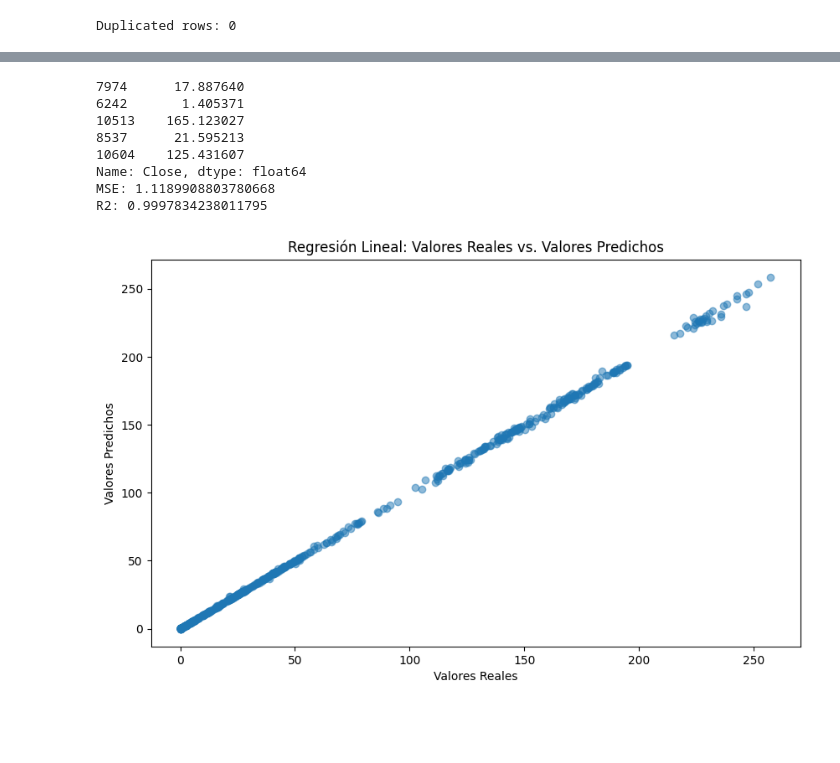
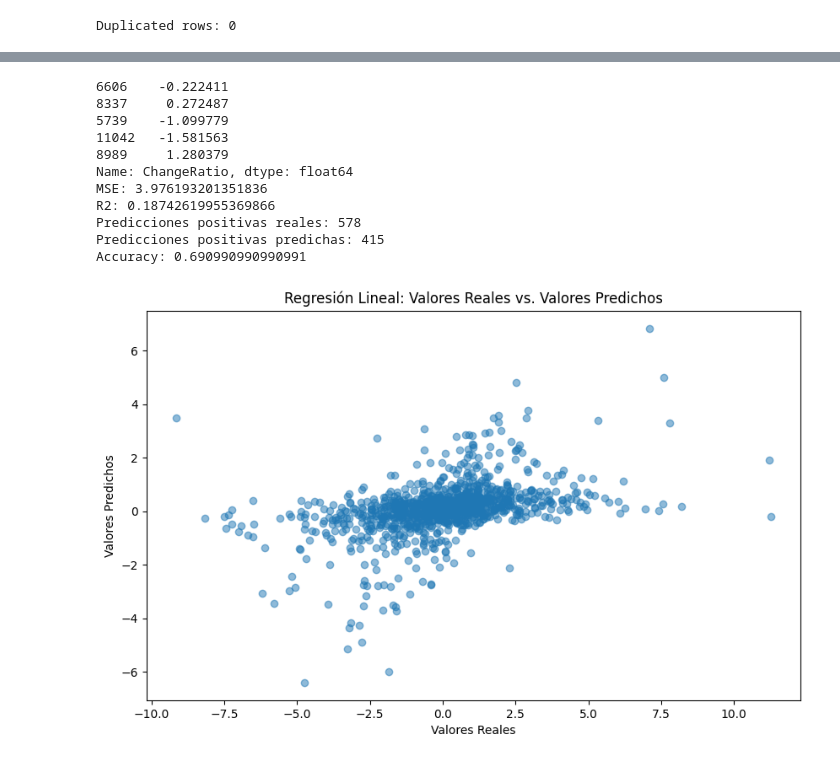
Before and after one commit to Ericson3100/Proyecto3DM, a Jupyter notebook: notebooks/2_FeatureEngineering.ipynb, the cells around one changed output, grey strips where cells are left out. Cells and saved outputs as stored; diff of their text form; code cells hidden in the pictures; blank space fills up the shorter version.

```diff
--- a/notebooks/2_FeatureEngineering.ipynb
+++ b/notebooks/2_FeatureEngineering.ipynb
@@ -107,7 +107,7 @@ def feature_engineering(df, percentage=0.1, k=0.01):
     print(k)
     print(f"Dataset before feature engineering: {df.shape}")
     df['Date'] = pd.to_datetime(df['Date'])
-    # df = add_lag1_technical_indicators(df)
+    df = add_lag1_technical_indicators(df)
     df = add_covid_info(df)
     df = add_seasons(df, as_dummies=True)
     df = day_month_year(df)
@@ -127,12 +127,7 @@ def feature_engineering(df, percentage=0.1, k=0.01):
 
     valoresX=[i+1 for i in range(len(df))]
     valoresX = np.array(valoresX)
-    # #Normalizar los valoresX con standardScaler
-    # valoresX= StandardScaler().fit_transform(valoresX.reshape(-1, 1))
-    # valoresX = valoresX.flatten()  # Convertir de nuevo a 1D
-    # #Mover los valores para que el minimo sea 0
-    # offset=abs(valoresX.min())
-    # valoresX=valoresX+offset
+
     print(f"Valores X: {valoresX}")
     distribucion = k*np.exp(-k*valoresX)  # pesos decrecientes
 
@@ -158,6 +153,12 @@ def feature_engineering(df, percentage=0.1, k=0.01):
     plt.title('Histogram of Dates with more weight in recent data')
 
      #Se dropea date ya que no se necesita para el modelo
+    #Cambiar close. Usar el close de la anterior fecha para obtener %Change. Esto sería lo que se busca predecir.
+    #Si este ratio es positivo, significa que el precio de la acción va a subir, por lo que se puede comprar.
+    #Si el ratio es negativo, significa que el precio de la acción va a bajar, por lo que se puede vender.
+    df2['ChangeRatio'] = (df2['Close'] - df2['Close_lag_1']) / df2['Close_lag_1']*100
+    #Dropar la columna Close
+    df2.drop(columns=['Close'], inplace=True)
 
 
     df2.drop(columns=['Date'], inplace=True)
@@ -170,7 +171,7 @@ apple_data = pd.read_csv('../data/processed/AAPL_with_SP500_clean.csv')
 
 # apple_data= apple_data[apple_data['Date']>'2022-01-01']
 
-apple_data = feature_engineering(apple_data, percentage=0.3, k=0.0005)
+apple_data = feature_engineering(apple_data, percentage=0.5, k=0.0005)
 # %% [output]
 0.0005
 Dataset before feature engineering: (11144, 11)
@@ -213,43 +235,55 @@ from sklearn.metrics import mean_squared_error, r2_score
 
 # Preparar los datos para el entrenamiento
 train_data, test_data = train_test_split(apple_data, test_size=0.2, random_state=42, shuffle=True)
 
-y_train = train_data['Close']
-X_train = train_data.drop(columns=['Close'])
+y_train = train_data['ChangeRatio']
+X_train = train_data.drop(columns=['ChangeRatio'])
 
-y_test = test_data['Close']
+y_test = test_data['ChangeRatio']
 print(y_test.head())
-X_test = test_data.drop(columns=['Close'])
+X_test = test_data.drop(columns=['ChangeRatio'])
 
 scaler = StandardScaler()
 X_train_scaled = scaler.fit_transform(X_train)
 X_test_scaled = scaler.transform(X_test)
 
 model = LinearRegression()
 model.fit(X_train_scaled, y_train)
 
 y_pred = model.predict(X_test_scaled)
 
 mse = mean_squared_error(y_test, y_pred)
 r2 = r2_score(y_test, y_pred)
 
 print(f"MSE: {mse}")
 print(f"R2: {r2}")
 
+#Imprimir el numero de predicciones con signo positivo
+print(f"Predicciones positivas reales: {np.sum(y_test > 0)}")
+#Imprimir el numero de predicciones con signo negativo
+print(f"Predicciones positivas predichas: {np.sum(y_pred < 0)}")
+
+#Obtener el accuracy de las predicciones sumando el acierto de las predicciones positivas y negativas
+accuracy = np.sum((y_test > 0) & (y_pred > 0)) + np.sum((y_test < 0) & (y_pred < 0))
+accuracy = accuracy / len(y_test)
+print(f"Accuracy: {accuracy}")
 # Graficar los resultados
 plt.figure(figsize=(10, 6))
 plt.scatter(y_test, y_pred, alpha=0.5)
 plt.xlabel('Valores Reales')
 plt.ylabel('Valores Predichos')
 plt.title('Regresión Lineal: Valores Reales vs. Valores Predichos')
 plt.show()
 # %% [output]
-7974      17.887640
-6242       1.405371
-10513    165.123027
-8537      21.595213
-10604    125.431607
-Name: Close, dtype: float64
-MSE: 1.1189908803780668
-R2: 0.9997834238011795
+6606    -0.222411
+8337     0.272487
+5739    -1.099779
+11042   -1.581563
+8989     1.280379
+Name: ChangeRatio, dtype: float64
+MSE: 3.976193201351836
+R2: 0.18742619955369866
+Predicciones positivas reales: 578
+Predicciones positivas predichas: 415
+Accuracy: 0.690990990990991
-[figure, old version]
+[figure, new version]
```
Also changed, not shown: parts of 3 cells of this notebook.
